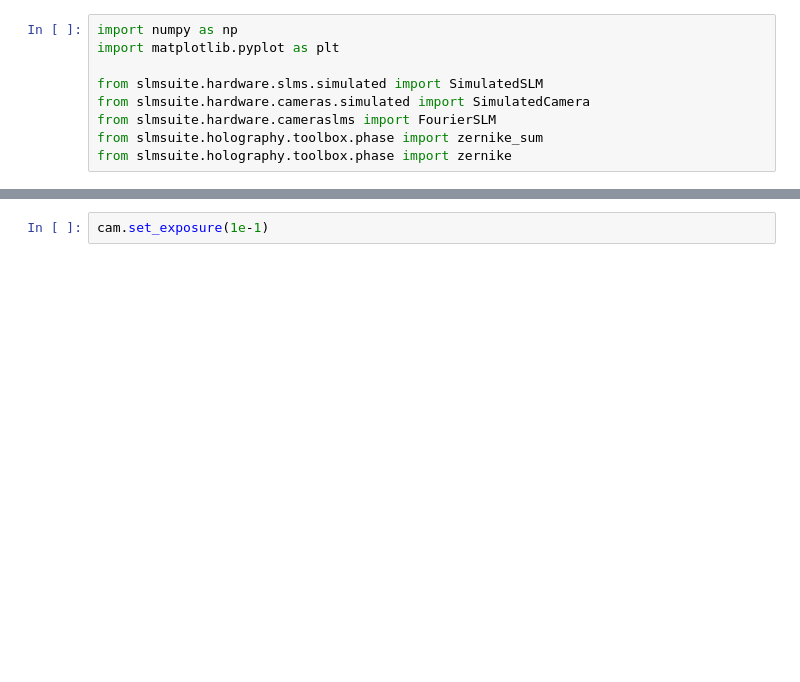
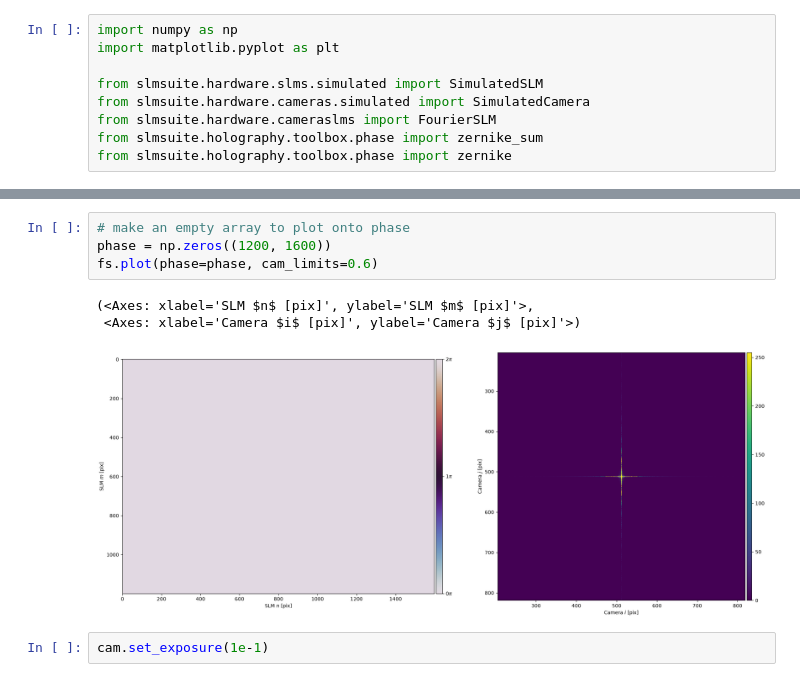
Before and after one commit to xcooke/slm, a Jupyter notebook: simulating_zernike_correction.ipynb, the cells around one changed output, grey strips where cells are left out. Cells and saved outputs as stored; diff of their text form; blank space fills up the shorter version.

```diff
--- a/simulating_zernike_correction.ipynb
+++ b/simulating_zernike_correction.ipynb
@@ -70,3 +74,11 @@ fs.fourier_calibrate_analytic(M, b)
+# %%
+# make an empty array to plot onto phase
+phase = np.zeros((1200, 1600))
+fs.plot(phase=phase, cam_limits=0.6)
+# %% [output]
+(<Axes: xlabel='SLM $n$ [pix]', ylabel='SLM $m$ [pix]'>,
+ <Axes: xlabel='Camera $i$ [pix]', ylabel='Camera $j$ [pix]'>)
+[figure, added]
 # %%
 cam.set_exposure(1e-1)
 # %% [output]
```
Also changed, not shown: parts of 5 cells of this notebook.
